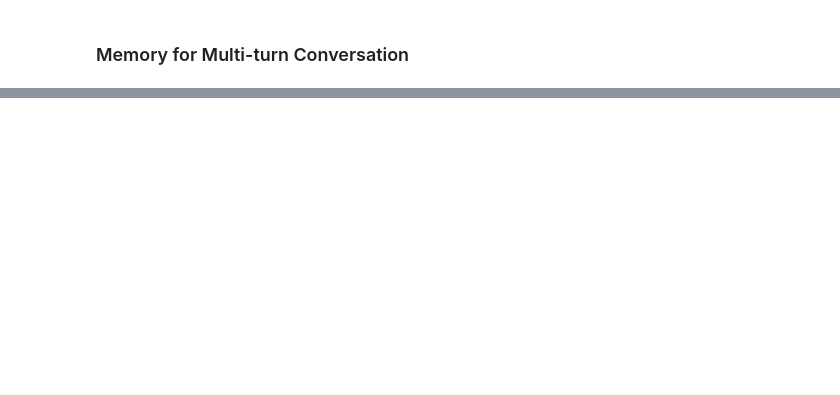
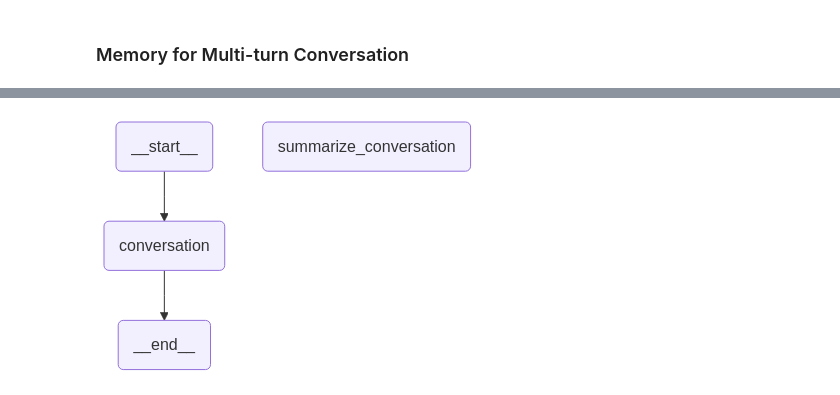
Before and after one commit to abdulvajid1/Simple-Multi-turn-ChatBot-with-langgraph, a Jupyter notebook: notebook.ipynb, the cells around one changed output, grey strips where cells are left out. Cells and saved outputs as stored; diff of their text form; code cells hidden in the pictures; blank space fills up the shorter version.

```diff
--- a/notebook.ipynb
+++ b/notebook.ipynb
@@ -93,2 +134,0 @@ config = {'configurable':{'thread_id':1}}
-# %%
-state = memory_graph.invoke({'messages': {'role':'user','content':'which is the most clean contry'}}, config)
@@ -120,3 +134,0 @@ Other countries that are frequently ranked among the cleanest include Switzerlan
-# %%
-messages = [HumanMessage('w')]
-memory_graph.invoke()
@@ -144,0 +152,4 @@ StateSnapshot(values={'messages': [HumanMessage(content='who are you', additiona
+# %%
+from langgraph.graph import MessagesState
+class State(MessagesState):
+    summary: str
@@ -144,0 +204,36 @@ StateSnapshot(values={'messages': [HumanMessage(content='who are you', additiona
+# %%
+from langgraph.graph import END
+# Determine whether to end or summarize the conversation
+def should_continue(state: State):
+
+    """Return the next node to execute."""
+
+    messages = state["messages"]
+
+    # If there are more than six messages, then we summarize the conversation
+    if len(messages) > 6:
+        return "summarize_conversation"
+
+    # Otherwise we can just end
+    return END
+# %%
+from IPython.display import Image, display
+from langgraph.checkpoint.memory import MemorySaver
+from langgraph.graph import StateGraph, START
+
+# Define a new graph
+workflow = StateGraph(State)
+workflow.add_node("conversation", call_model)
+workflow.add_node(summarize_conversation)
+
+# Set the entrypoint as conversation
+workflow.add_edge(START, "conversation")
+workflow.add_conditional_edges("conversation", should_continue)
+workflow.add_edge("summarize_conversation", END)
+
+# Compile
+memory = MemorySaver()
+graph = workflow.compile(checkpointer=memory)
+display(Image(graph.get_graph().draw_mermaid_png()))
+# %% [output]
+[figure, added]
```
Also changed, not shown: parts of 38 cells of this notebook, 2 other files.
